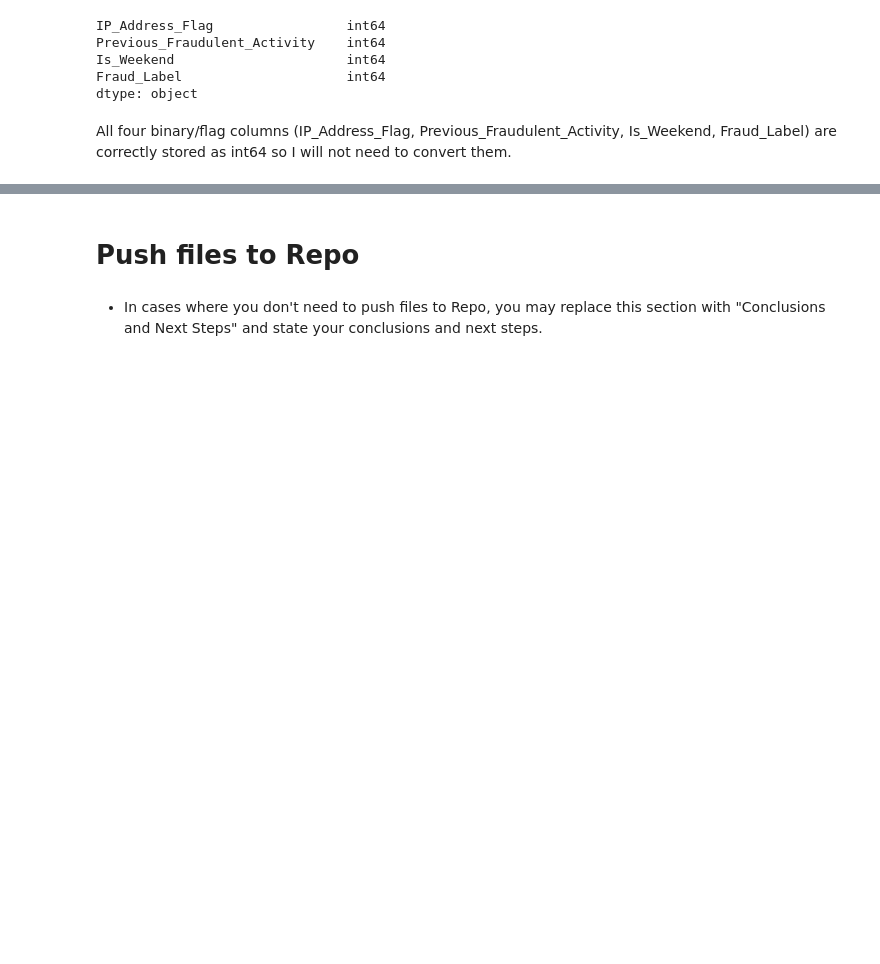
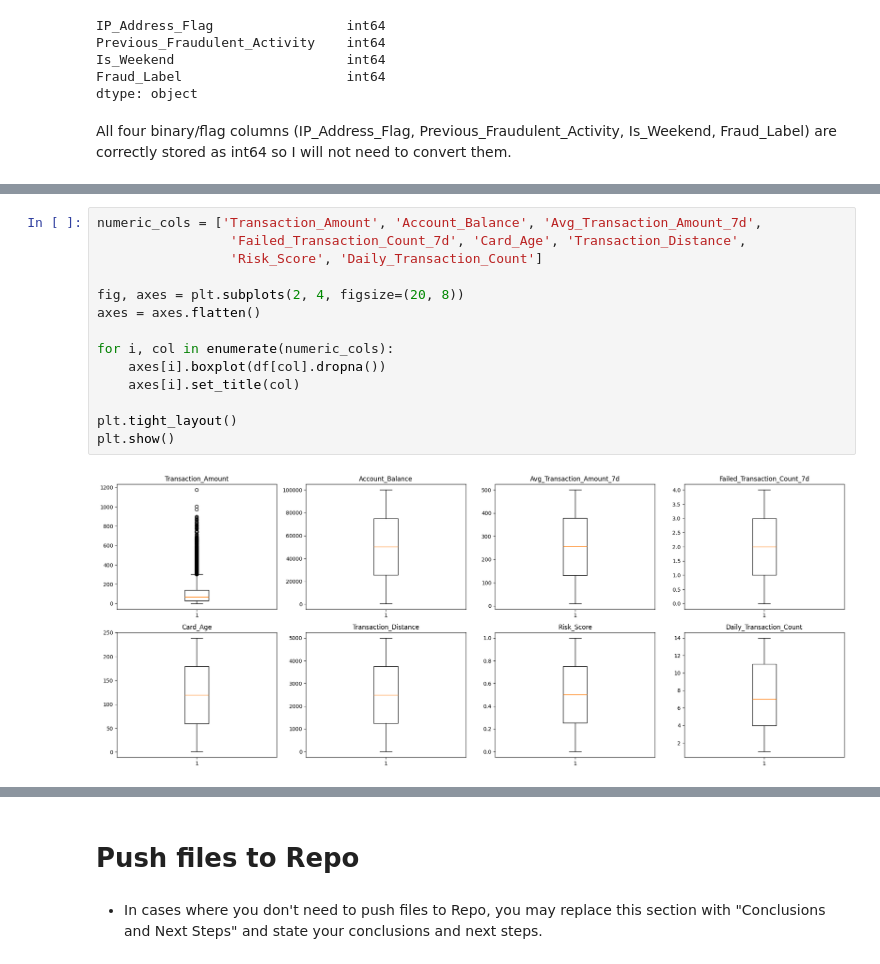
Before and after one commit to navmann99/Fraud-Analysis, a Jupyter notebook: jupyter_notebooks/01-ETL.ipynb, the cells around one changed output, grey strips where cells are left out. Cells and saved outputs as stored; diff of their text form; blank space fills up the shorter version.

```diff
--- a/jupyter_notebooks/01-ETL.ipynb
+++ b/jupyter_notebooks/01-ETL.ipynb
@@ -207,0 +213,16 @@ All four binary/flag columns (IP_Address_Flag, Previous_Fraudulent_Activity, Is_
+# %%
+numeric_cols = ['Transaction_Amount', 'Account_Balance', 'Avg_Transaction_Amount_7d',
+                 'Failed_Transaction_Count_7d', 'Card_Age', 'Transaction_Distance',
+                 'Risk_Score', 'Daily_Transaction_Count']
+
+fig, axes = plt.subplots(2, 4, figsize=(20, 8))
+axes = axes.flatten()
+
+for i, col in enumerate(numeric_cols):
+    axes[i].boxplot(df[col].dropna())
+    axes[i].set_title(col)
+
+plt.tight_layout()
+plt.show()
+# %% [output]
+[figure, added]
```
Also changed, not shown: parts of 3 cells of this notebook.
